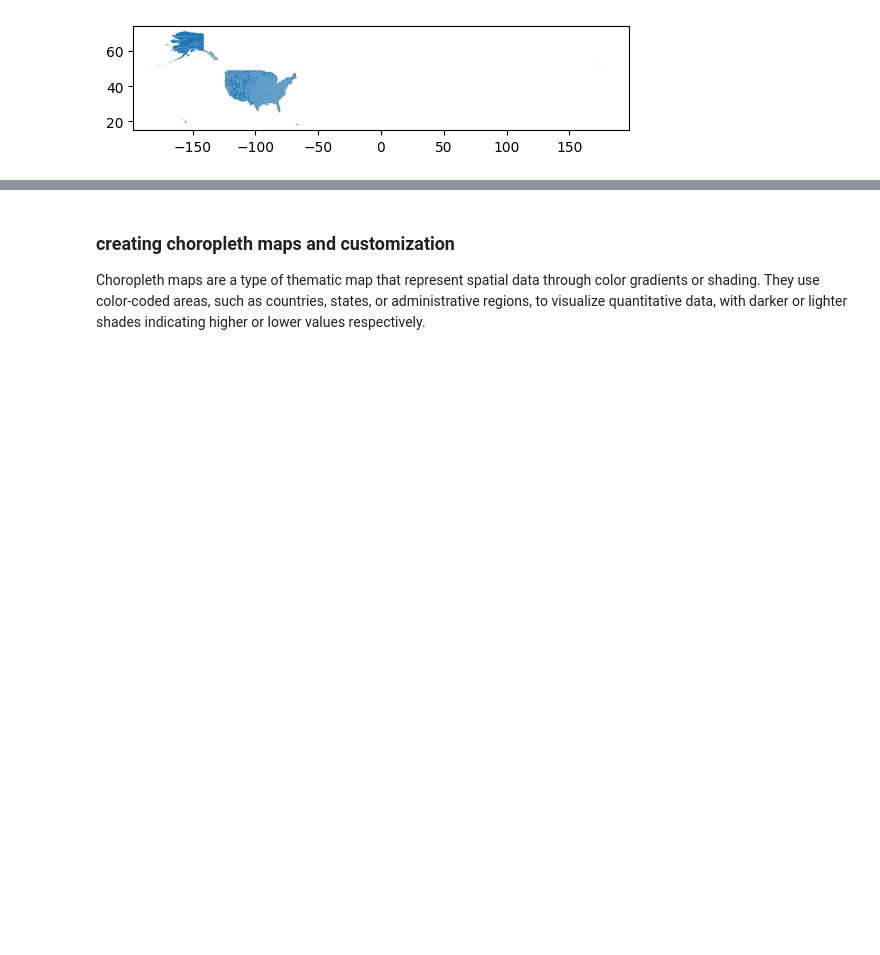
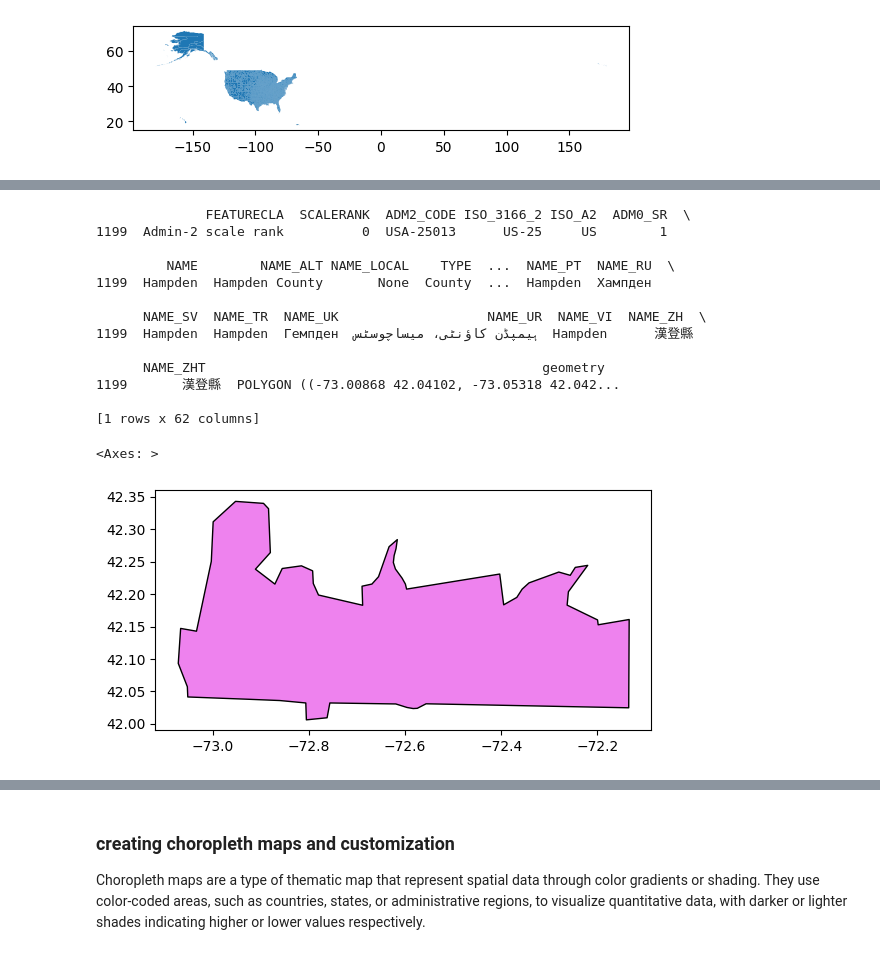
Before and after one commit to n-wible/ds4200, a Jupyter notebook: week10/map_making-instructor.ipynb, the cells around one changed output, grey strips where cells are left out. Cells and saved outputs as stored; diff of their text form; code cells hidden in the pictures; blank space fills up the shorter version.

```diff
--- a/week10/map_making-instructor.ipynb
+++ b/week10/map_making-instructor.ipynb
@@ -376,0 +377,20 @@ MA.plot(color = 'white', edgecolor = 'black')
+# %%
+C1 = county[(county['ISO_3166_2'] == 'US-25') & (county['NAME'] == 'Hampden')]
+print(C1)
+C1.plot(color = 'violet', edgecolor = 'black', linewidth = 1)
+# %% [output]
+              FEATURECLA  SCALERANK  ADM2_CODE ISO_3166_2 ISO_A2  ADM0_SR  \
+1199  Admin-2 scale rank          0  USA-25013      US-25     US        1
+
+         NAME        NAME_ALT NAME_LOCAL    TYPE  ...  NAME_PT  NAME_RU  \
+1199  Hampden  Hampden County       None  County  ...  Hampden  Хампден
+
+      NAME_SV  NAME_TR  NAME_UK                   NAME_UR  NAME_VI  NAME_ZH  \
+1199  Hampden  Hampden  Гемпден  ہیمپڈن کاؤنٹی، میساچوسٹس  Hampden      漢登縣
+
+      NAME_ZHT                                           geometry
+1199       漢登縣  POLYGON ((-73.00868 42.04102, -73.05318 42.042...
+
+[1 rows x 62 columns]
+<Axes: >
+[figure, added]
```
Also changed, not shown: parts of 7 cells of this notebook.
